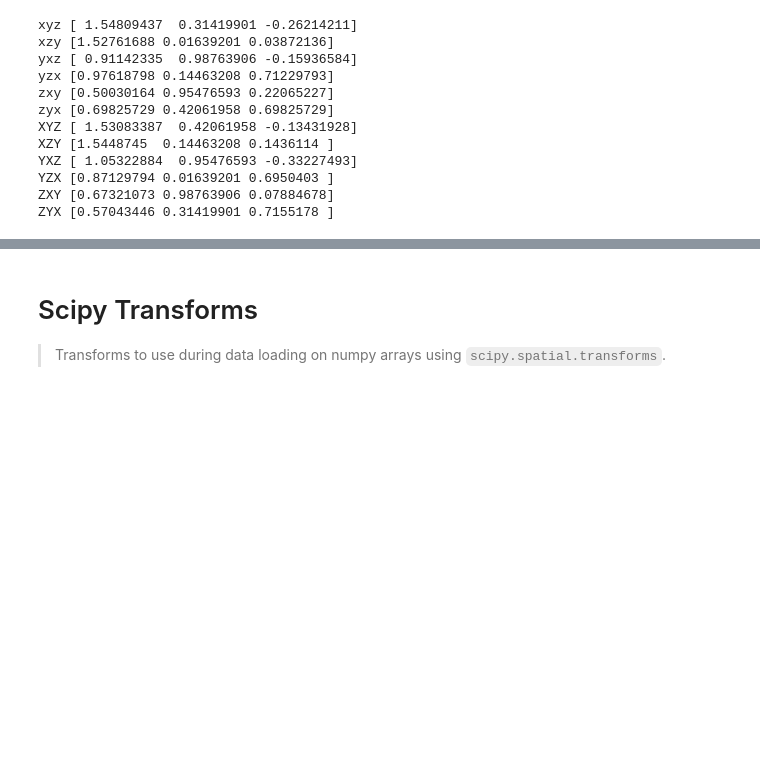
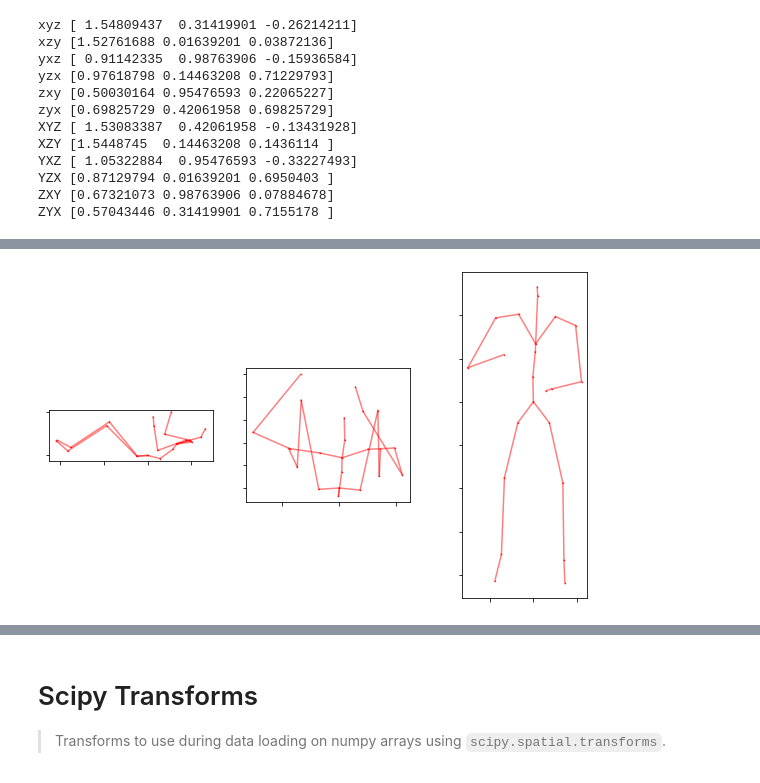
Before and after one commit to gngdb/llamass, a Jupyter notebook: 03_transforms.ipynb, the cells around one changed output, grey strips where cells are left out. Cells and saved outputs as stored; diff of their text form; code cells hidden in the pictures; blank space fills up the shorter version.

```diff
--- a/03_transforms.ipynb
+++ b/03_transforms.ipynb
@@ -482,0 +974,33 @@ ZYX [0.57043446 0.31419901 0.7155178 ]
+# %%
+# spl gaitplotlib
+import matplotlib.pyplot as plt
+
+skeleton = smplh['kintree_table'].T[1:]
+
+def plot_pose(positions, skeleton, save_to=None):
+    fig, axes = plt.subplots(1, 3, figsize=(10,6))
+
+    for d, ax in enumerate(axes):
+        dims_to_plot = [i for i in range(3) if i != d]
+        joints = positions
+        j = joints[:, dims_to_plot]
+        ax.scatter(*j.T, color="r", s=0.2)
+        for bone in skeleton:
+            if set(bone) <= set(range(positions.shape[0])):
+                a = j[bone[0]]
+                b = j[bone[1]]
+                x, y = list(zip(a, b))
+                ax.plot(x, y, color="r", alpha=0.5)
+        ax.axes.xaxis.set_ticklabels([])
+        ax.axes.yaxis.set_ticklabels([])
+        ax.set_aspect('equal', adjustable='box')
+    if save_to is not None:
+        plt.tight_layout()
+        plt.savefig(save_to)
+        plt.close()
+    else:
+        plt.show()
+
+plot_pose(positions[0,:-1], skeleton)
+# %% [output]
+[figure, added]
```
Also changed, not shown: parts of 22 cells of this notebook, 8 other files.
